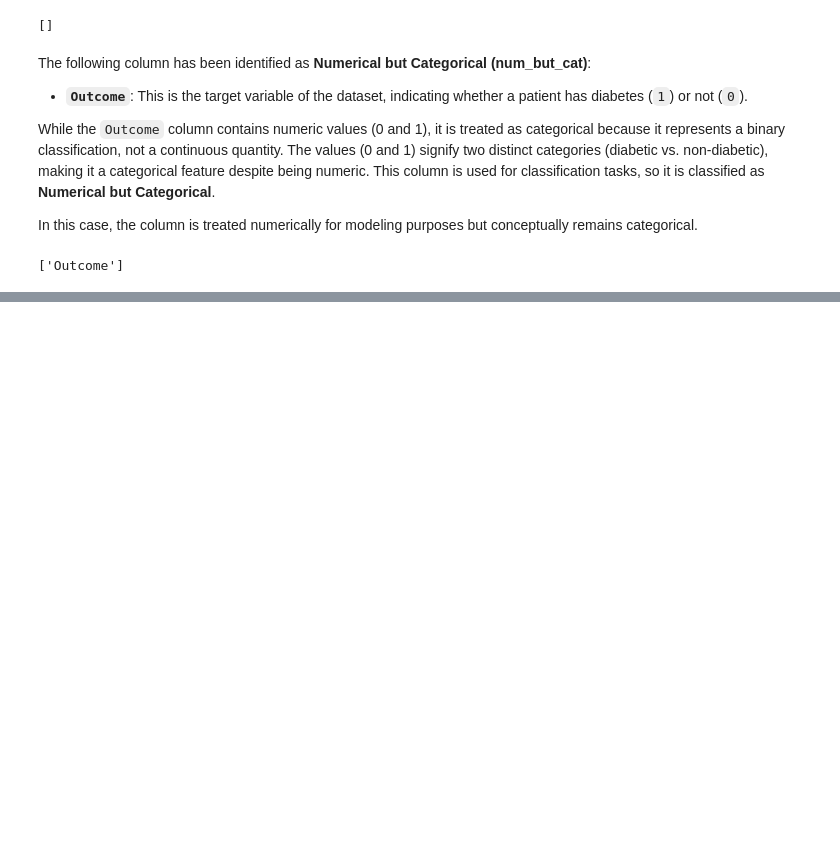
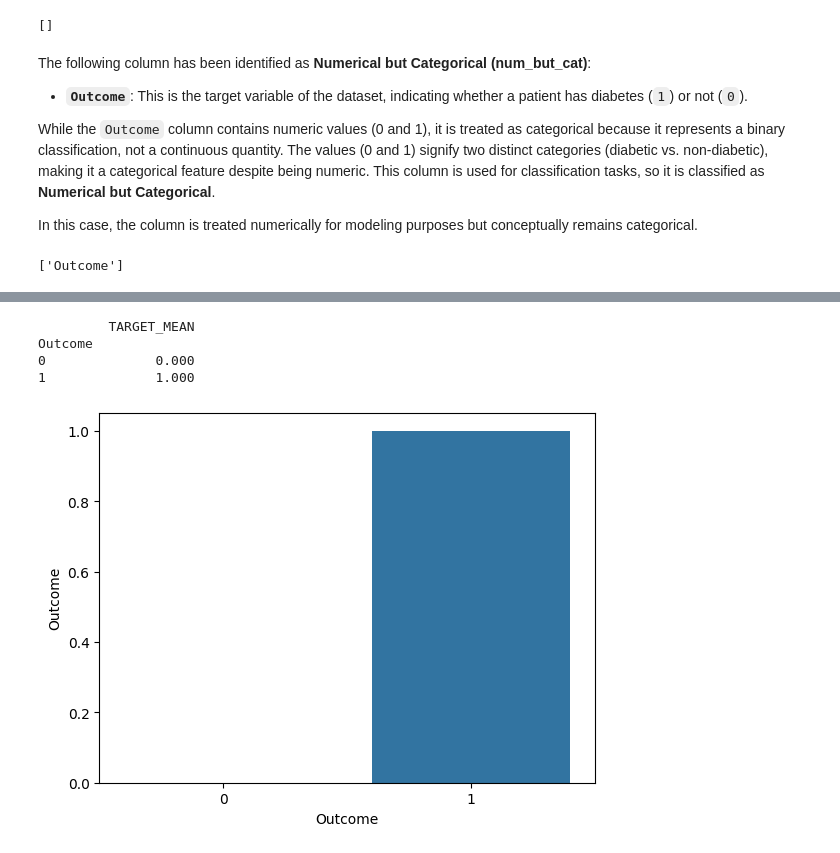
Before and after one commit to sergio11/diabetes_prediction_ml, a Jupyter notebook: Predicting_Diabetes_Diagnosis_Using_Machine_Learning_A_Comprehensive_Analysis_of_Patient_Data.ipynb, the cells around one changed output, grey strips where cells are left out. Drawn from its saved outputs; the diff is of its cells as text; code cells hidden in the pictures; blank space fills up the shorter version.

```diff
--- a/Predicting_Diabetes_Diagnosis_Using_Machine_Learning_A_Comprehensive_Analysis_of_Patient_Data.ipynb
+++ b/Predicting_Diabetes_Diagnosis_Using_Machine_Learning_A_Comprehensive_Analysis_of_Patient_Data.ipynb
@@ -399,0 +718,25 @@ num_but_cat
+# %%
+def target_summary_with_cat(dataframe, target, categorical_col, plot=False):
+    # Group the DataFrame by the categorical column and calculate the mean of the target variable
+    print(pd.DataFrame({'TARGET_MEAN': dataframe.groupby(categorical_col)[target].mean()}), end='\n\n\n')
+
+    # If plot=True is passed, generate a plot
+    if plot:
+        # Create a barplot to visualize the mean of the target variable by category
+        sns.barplot(x=categorical_col, y=target, data=dataframe)
+
+        # Display the plot
+        plt.show(block=True)
+# %%
+# Iterate through categorical columns and generate target summaries
+for col in cat_cols:
+    if col in df.columns:
+        target_summary_with_cat(df, "Outcome", col, plot=True)
+    else:
+        print(f"Column '{col}' is not found in the dataframe.")
+# %% [output]
+         TARGET_MEAN
+Outcome
+0              0.000
+1              1.000
+[figure, added]
```
Also changed, not shown: parts of 17 cells of this notebook.
